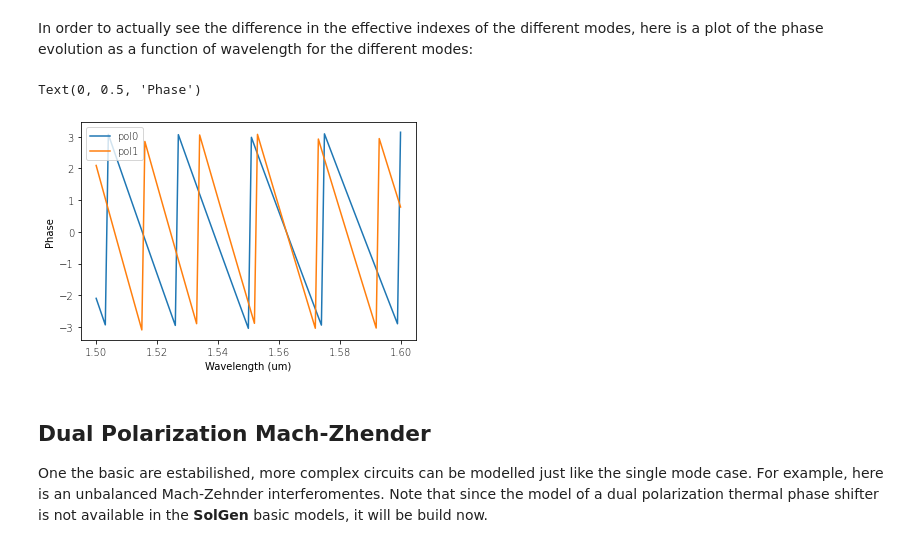
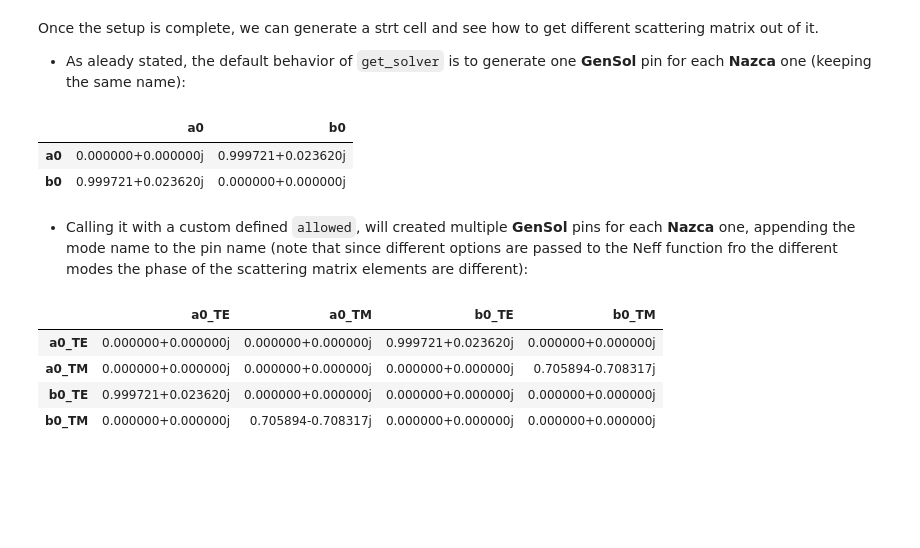
Before and after one commit to mpasson/lekkersim, a Jupyter notebook: Docs/jupyter/Nazca Multiple Polarization.ipynb, the cells around one changed output. Drawn from its saved outputs; the diff is of its cells as text; code cells hidden in the pictures; blank space fills up the shorter version.

```diff
--- a/Docs/jupyter/Nazca Multiple Polarization.ipynb
+++ b/Docs/jupyter/Nazca Multiple Polarization.ipynb
@@ -60,18 +43,29 @@ b0_pol1    0.0000    1.0000
-# %% [markdown]
-In order to actually see the difference in the effective indexes of the different modes, here is a plot of the phase evolution as a function of wavelength for the different modes:
-# %%
-wll=np.linspace(1.5,1.6,101)
-PS_pol0=[S.solve(wl=wl).get_PH('a0_pol0','b0_pol0') for wl in wll]
-PS_pol1=[S.solve(wl=wl).get_PH('a0_pol1','b0_pol1') for wl in wll]
-
-plt.plot(wll,PS_pol0, label='pol0')
-plt.plot(wll,PS_pol1, label='pol1')
-plt.legend()
-plt.xlabel('Wavelength (um)')
-plt.ylabel('Phase')
-# %% [output]
-Text(0, 0.5, 'Phase')
-[figure, removed]
-# %% [markdown]
-## Dual Polarization Mach-Zhender
-One the basic are estabilished, more complex circuits can be modelled just like the single mode case. For example, here is an unbalanced Mach-Zehnder interferomentes. Note that since the model of a dual polarization thermal phase shifter is not available in the **SolGen** basic models, it will be build now.
+# %% [markdown]
+Once the setup is complete, we can generate a strt cell and see how to get different scattering matrix out of it.
+
+- As aleady stated, the default behavior of `get_solver` is to generate one **GenSol** pin for each **Nazca** one (keeping the same name):
+# %%
+e=demo.shallow.strt(50.0)
+
+S=nd.get_solver(e)
+S.solve(wl=1.55).S2PD()
+# %% [output]
+|  | a0 | b0 |
+| a0 | 0.000000+0.000000j | 0.999721+0.023620j |
+| b0 | 0.999721+0.023620j | 0.000000+0.000000j |
+# %% [markdown]
+- Calling it with a custom defined `allowed`, will created multiple **GenSol** pins for each **Nazca** one, appending the mode name to the pin name (note that since different options are passed to the Neff function fro the different modes the phase of the scattering matrix elements are different):
+# %%
+allowed={
+    'TE' : dict(pol=0, mode=0),
+    'TM'  : dict(pol=1, mode=0)
+}
+
+S=nd.get_solver(e, allowed=allowed)
+S.solve(wl=1.55).S2PD()
+# %% [output]
+|  | a0_TE | a0_TM | b0_TE | b0_TM |
+| a0_TE | 0.000000+0.000000j | 0.000000+0.000000j | 0.999721+0.023620j | 0.000000+0.000000j |
+| a0_TM | 0.000000+0.000000j | 0.000000+0.000000j | 0.000000+0.000000j | 0.705894-0.708317j |
+| b0_TE | 0.999721+0.023620j | 0.000000+0.000000j | 0.000000+0.000000j | 0.000000+0.000000j |
+| b0_TM | 0.000000+0.000000j | 0.705894-0.708317j | 0.000000+0.000000j | 0.000000+0.000000j |
```
Also changed, not shown: parts of 20 cells of this notebook, 13 other files.
